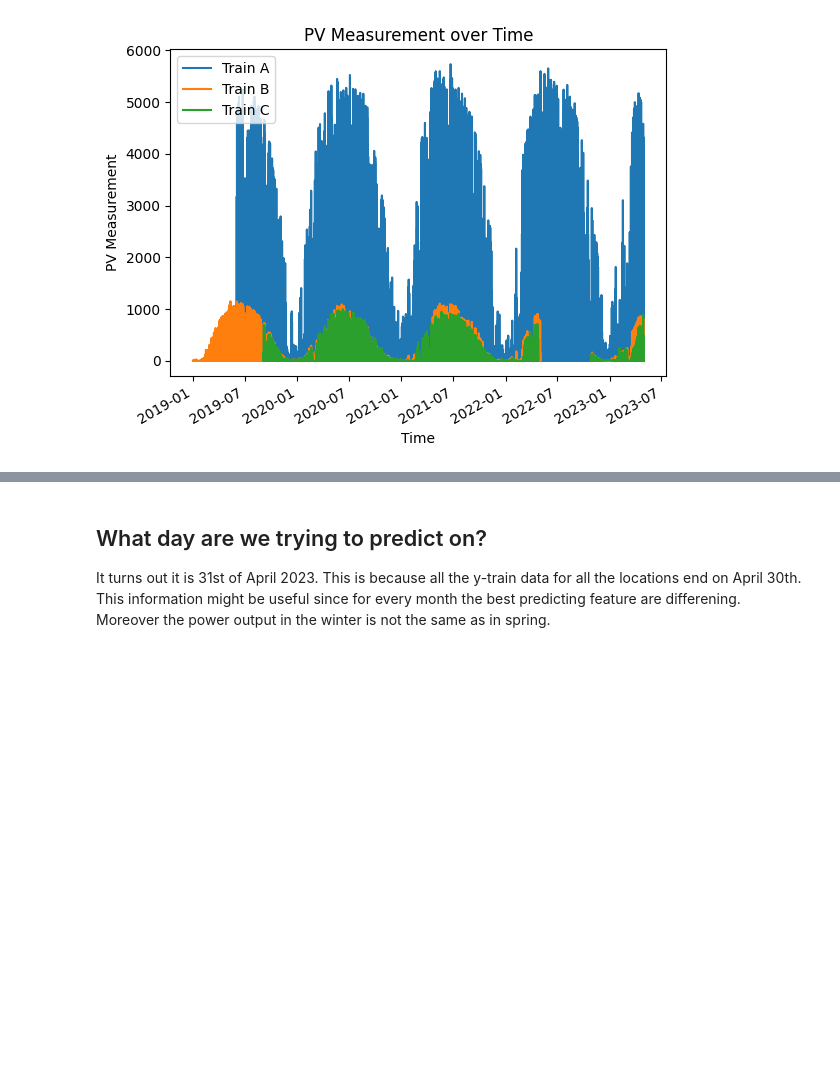
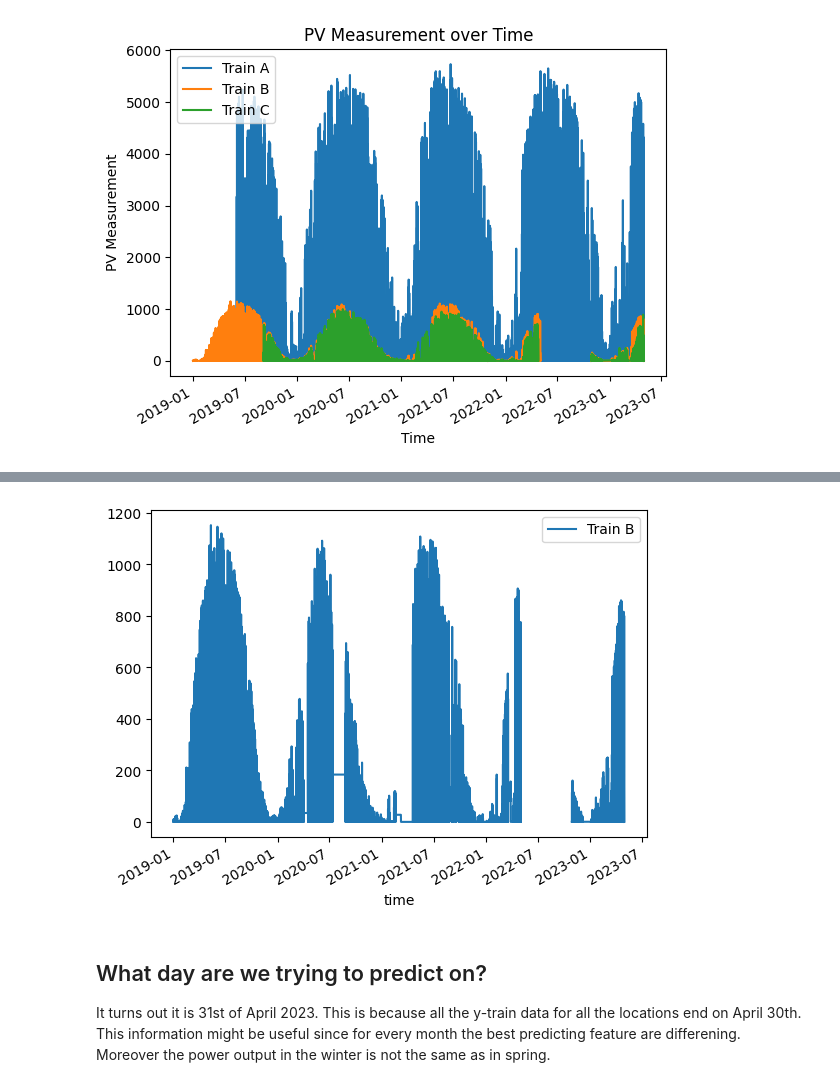
Before and after one commit to simenstang/TDT4173, a Jupyter notebook: data/long_notebook.ipynb, the cells around one changed output, grey strips where cells are left out. Drawn from its saved outputs; the diff is of its cells as text; code cells hidden in the pictures; blank space fills up the shorter version.

```diff
--- a/data/long_notebook.ipynb
+++ b/data/long_notebook.ipynb
@@ -393,3 +401,12 @@ plt.show()
+# %%
+train_b.plot(x='time', y='pv_measurement', label='Train B')
+ax.set_xlabel('Time')
+ax.set_ylabel('PV Measurement')
+ax.set_title('PV Measurement over Time')
+ax.legend()
+plt.show()
+# %% [output]
+[figure, added]
 # %% [markdown]
 ## What day are we trying to predict on?
 
```
Also changed, not shown: parts of 2 cells of this notebook.
